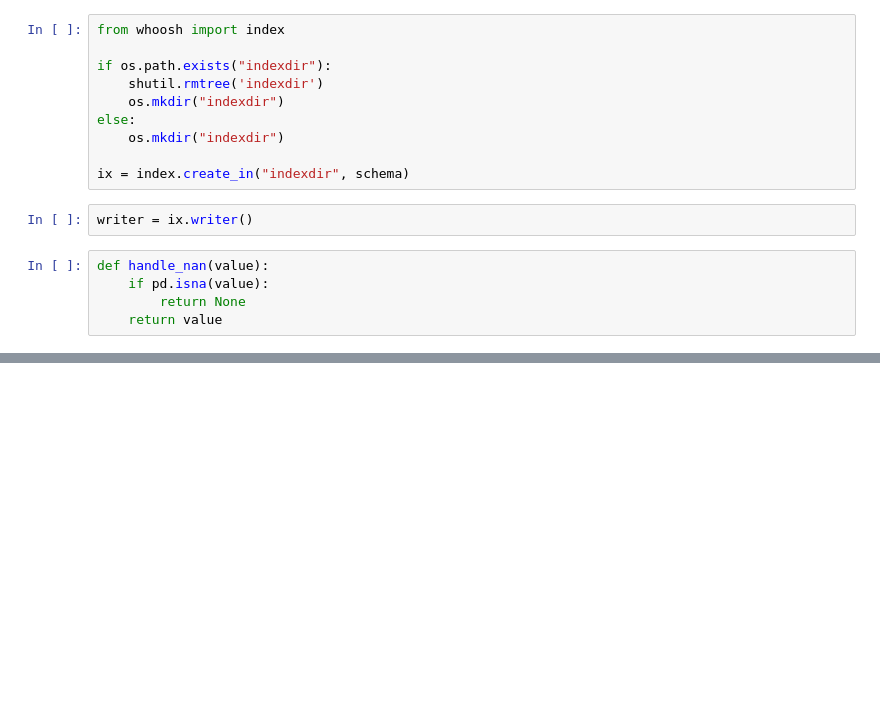
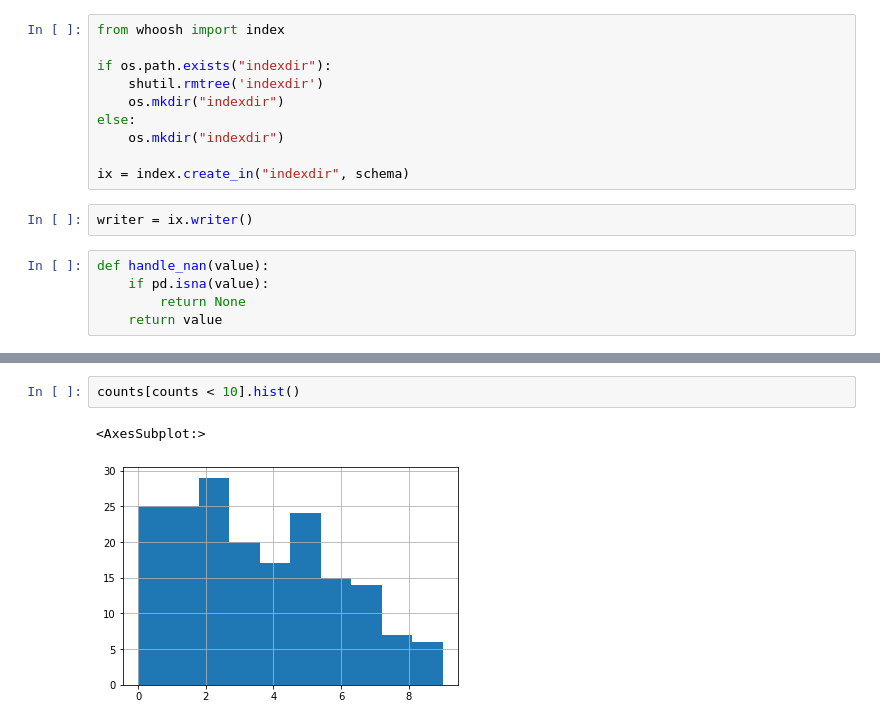
Before and after one commit to rxvl-d/elixier-scraper, a Jupyter notebook: notebook/index-whoosh.ipynb, the cells around one changed output, grey strips where cells are left out. Drawn from its saved outputs; the diff is of its cells as text; blank space fills up the shorter version.

```diff
--- a/notebook/index-whoosh.ipynb
+++ b/notebook/index-whoosh.ipynb
@@ -107,3 +435,8 @@ with ix.searcher() as s:
+# %%
+counts[counts < 10].hist()
+# %% [output]
+<AxesSubplot:>
+[figure, added]
 # %%
 with ix.searcher() as s:
     docnums = s.document_numbers(description='dichte')
```
Also changed, not shown: parts of 23 cells of this notebook, 8 other files.
